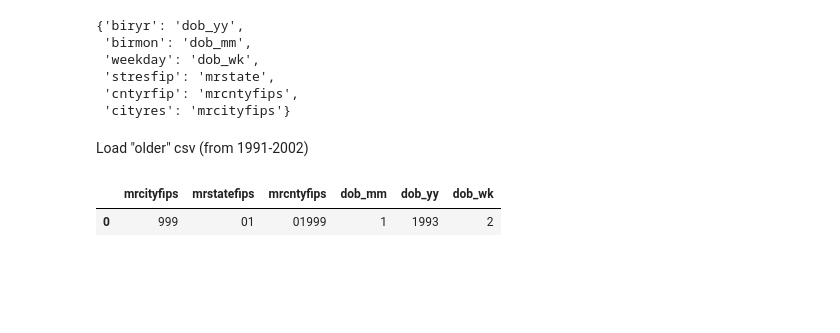
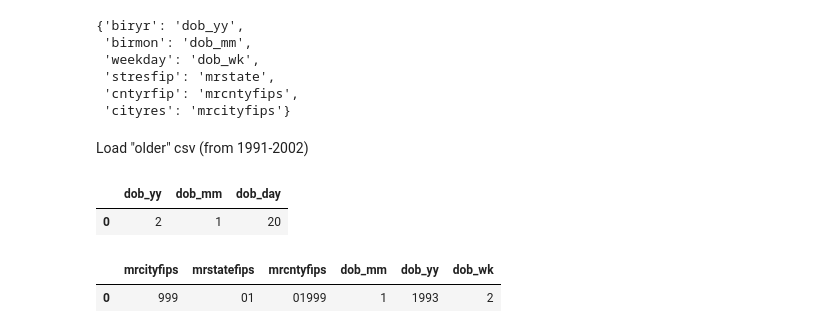
Before and after one commit to tvhahn/cdc-birth-data, a Jupyter notebook: notebooks/1.0-explore-apgar.ipynb, the cells around one changed output. Drawn from its saved outputs; the diff is of its cells as text; code cells hidden in the pictures; blank space fills up the shorter version.

```diff
--- a/notebooks/1.0-explore-apgar.ipynb
+++ b/notebooks/1.0-explore-apgar.ipynb
@@ -142,6 +139,14 @@ col_rename_dict
  'cityres': 'mrcityfips'}
 # %% [markdown]
 Load "older" csv (from 1991-2002)
+# %%
+year = 1972
+df = pd.read_csv(folder_raw_data / f'natl{str(year)}.csv', nrows=1, usecols=['datayear', 'birmon','birday',], dtype=str).rename(columns=col_rename_dict4)
+# df = df.rename(columns={'mrstate':'mrstatefips'})
+df.head()
+# %% [output]
+|  | dob_yy | dob_mm | dob_day |
+| 0 | 2 | 1 | 20 |
 # %%
 year = 1993
 df = pd.read_csv(folder_raw_data / f'natl{str(year)}.csv', nrows=1, usecols=col_load_2, dtype=str).rename(columns=col_rename_dict)
```
Also changed, not shown: parts of 4 cells of this notebook.
